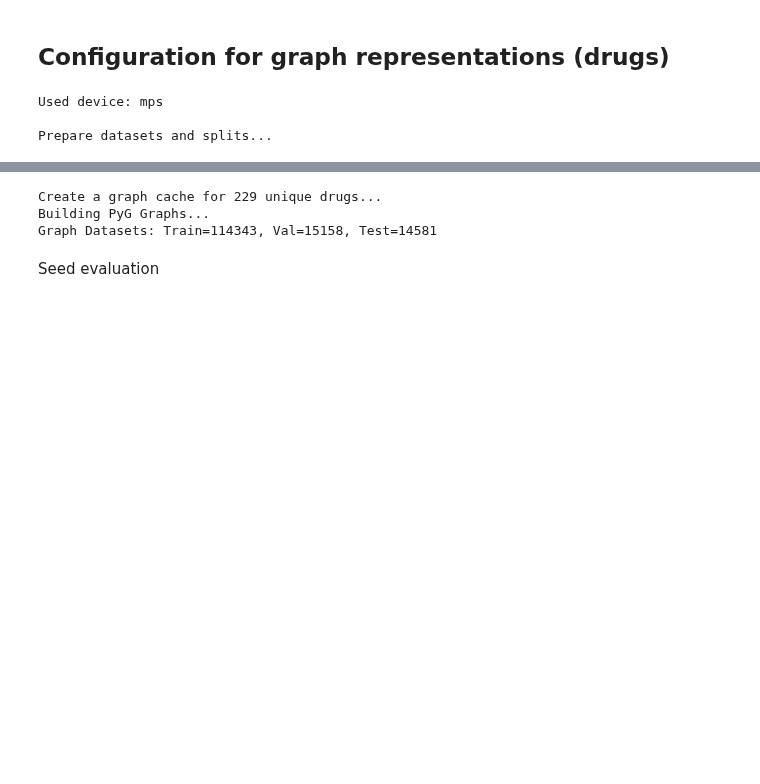
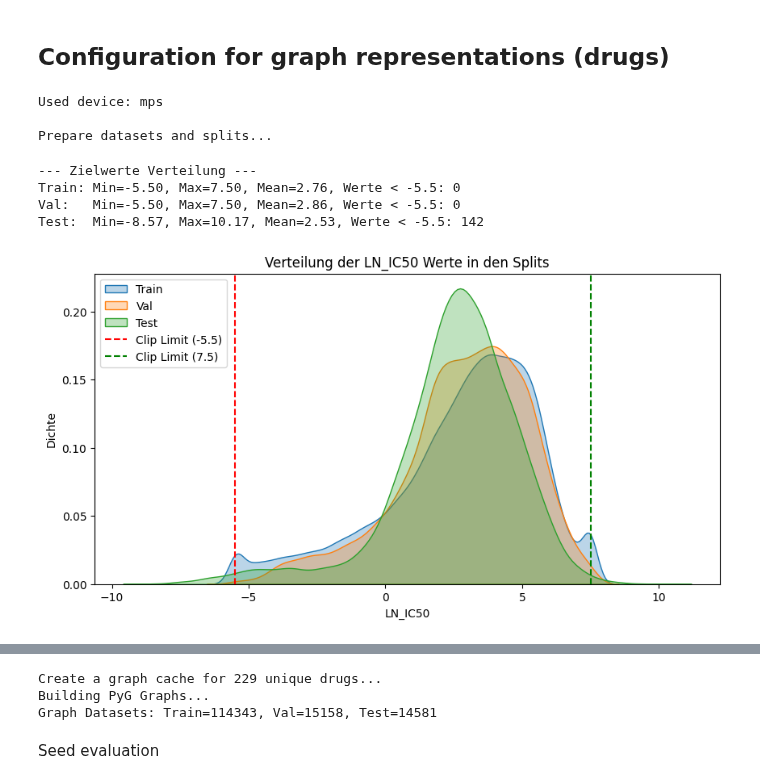
Before and after one commit to s-juross/masterthesis, a Jupyter notebook: gpu/error_analysis_attention.ipynb, the cells around one changed output, grey strips where cells are left out. Cells and saved outputs as stored; diff of their text form; code cells hidden in the pictures; blank space fills up the shorter version.

```diff
--- a/gpu/error_analysis_attention.ipynb
+++ b/gpu/error_analysis_attention.ipynb
@@ -709,6 +701,36 @@ y_test_orig = y_raw_clipped[idx_test]
 Used device: mps
 
 Prepare datasets and splits...
+# %%
+import matplotlib.pyplot as plt
+import seaborn as sns
+import numpy as np
+
+# 1. Schneller Zahlen-Check (Gibt es extreme Werte in allen Splits?)
+print(f"--- Zielwerte Verteilung ---")
+print(f"Train: Min={y_train.min():.2f}, Max={y_train.max():.2f}, Mean={y_train.mean():.2f}, Werte < -5.5: {(y_train < -5.5).sum()}")
+print(f"Val:   Min={y_val.min():.2f}, Max={y_val.max():.2f}, Mean={y_val.mean():.2f}, Werte < -5.5: {(y_val < -5.5).sum()}")
+print(f"Test:  Min={y_test_orig.min():.2f}, Max={y_test_orig.max():.2f}, Mean={y_test_orig.mean():.2f}, Werte < -5.5: {(y_test_orig < -5.5).sum()}")
+
+# 2. Visueller Check (Haben alle Splits die gleiche Form?)
+plt.figure(figsize=(10, 5))
+sns.kdeplot(y_train, label='Train', fill=True, alpha=0.3)
+sns.kdeplot(y_val, label='Val', fill=True, alpha=0.3)
+sns.kdeplot(y_test_orig, label='Test', fill=True, alpha=0.3)
+
+plt.axvline(x=-5.5, color='red', linestyle='--', label='Clip Limit (-5.5)')
+plt.axvline(x=7.5, color='green', linestyle='--', label='Clip Limit (7.5)')
+plt.title("Verteilung der LN_IC50 Werte in den Splits")
+plt.xlabel("LN_IC50")
+plt.ylabel("Dichte")
+plt.legend()
+plt.show()
+# %% [output]
+--- Zielwerte Verteilung ---
+Train: Min=-5.50, Max=7.50, Mean=2.76, Werte < -5.5: 0
+Val:   Min=-5.50, Max=7.50, Mean=2.86, Werte < -5.5: 0
+Test:  Min=-8.57, Max=10.17, Mean=2.53, Werte < -5.5: 142
+[figure, added]
 # %%
 ln_ic50 = df['LN_IC50'].dropna()
 
```
Also changed, not shown: parts of 13 cells of this notebook.
